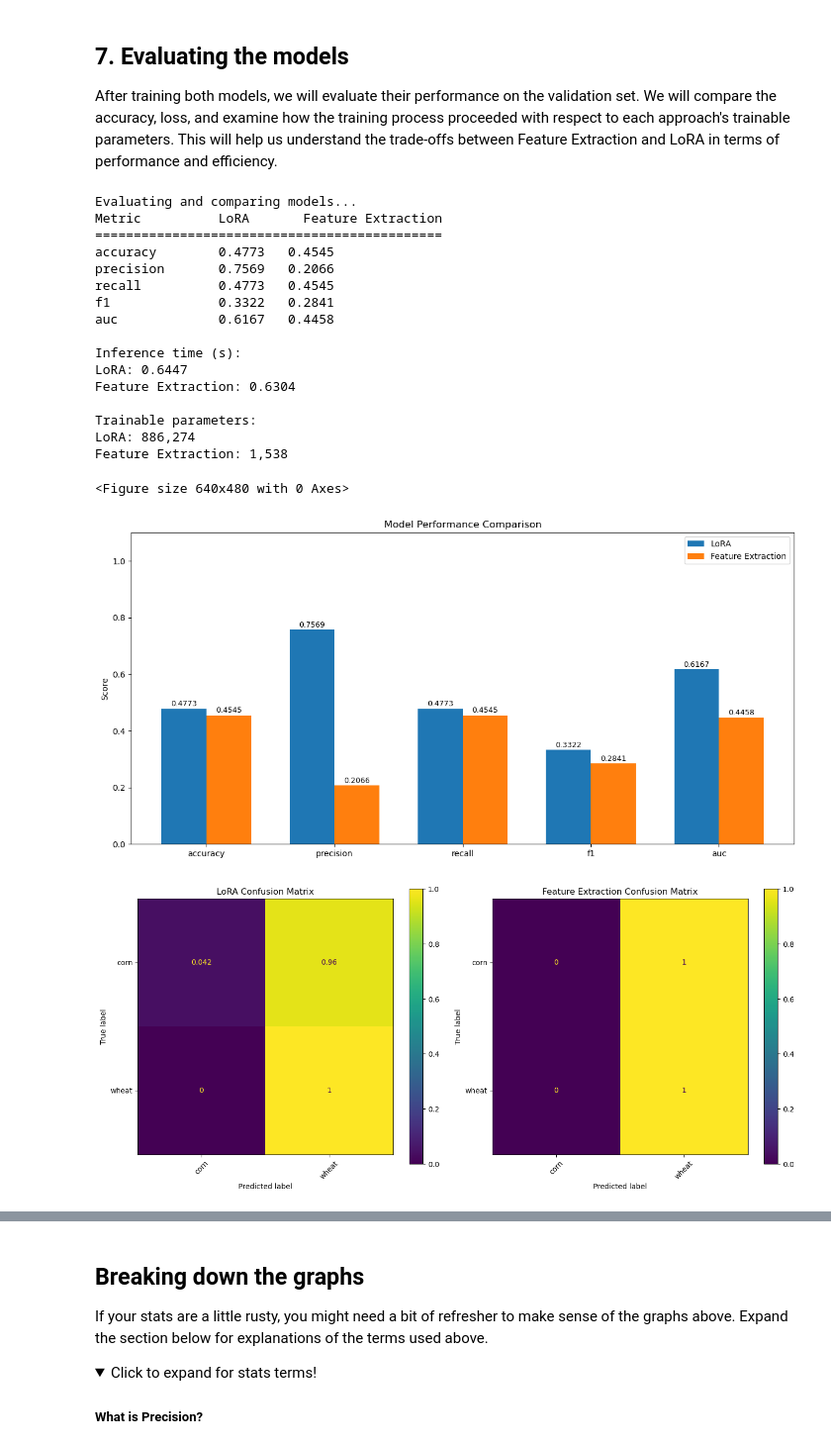
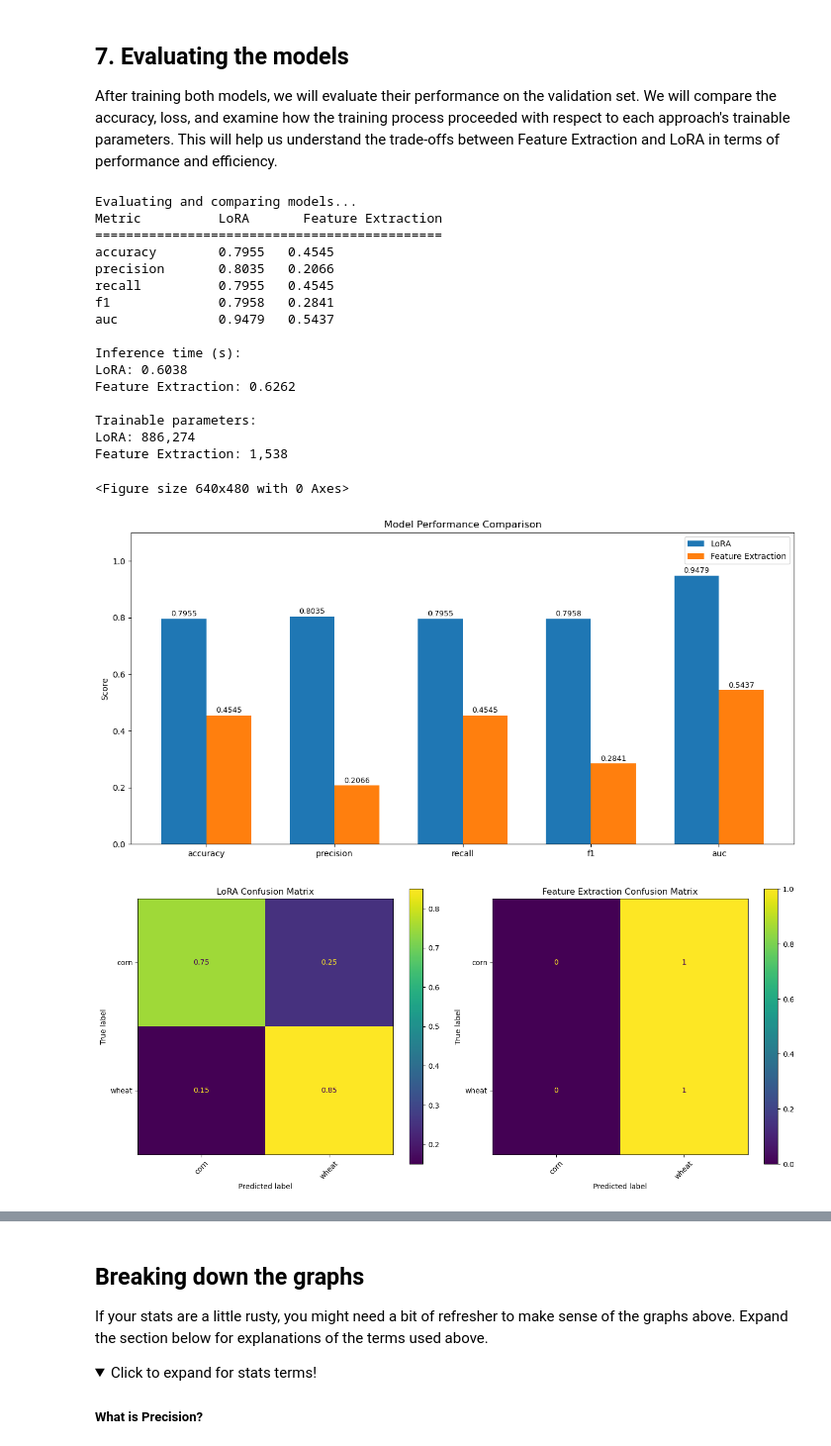
Before and after one commit to PracticumAI/transfer_learning, a Jupyter notebook: 02_transfer_learning_LoRA.ipynb, the cells around one changed output, grey strips where cells are left out. Shown at 99% size. Saved outputs shown, nothing was run; the diff lists cells and outputs as text; code cells hidden in the pictures; folded sections open.

Commit message:
Fixed model training and reorder

```diff
--- a/02_transfer_learning_LoRA.ipynb
+++ b/02_transfer_learning_LoRA.ipynb
@@ -287,9 +292,10 @@ class TextClassificationModule(pl.LightningModule):
             "val_f1": [],
         }  # Custom history variable
 
-    def forward(self, input_ids, attention_mask, labels=None):
+    def forward(self, input_ids, attention_mask, labels=None, token_type_ids=None, **kwargs):
         return self.model(
-            input_ids=input_ids, attention_mask=attention_mask, labels=labels
+            input_ids=input_ids, attention_mask=attention_mask, labels=labels,
+            token_type_ids=token_type_ids, **kwargs
         )
 
     def training_step(self, batch, batch_idx):
@@ -332,17 +338,26 @@ class TextClassificationModule(pl.LightningModule):
 lora_module = TextClassificationModule(lora_model, tokenizer)
 feature_extractor_module = TextClassificationModule(feature_extractor_model, tokenizer)
 
+
 # Define callbacks for checkpointing and early stopping
 checkpoint_callback = ModelCheckpoint(monitor="val_loss", save_top_k=1, mode="min")
 early_stopping_callback = EarlyStopping(monitor="val_loss", patience=3, mode="min")
 
-# Initialize the PyTorch Lightning Trainer
-trainer = Trainer(
-    max_epochs=10,
-    accelerator="gpu" if torch.cuda.is_available() else "cpu",
-    callbacks=[checkpoint_callback, early_stopping_callback],
-    log_every_n_steps=1,
-)
+# Define a function to create a fresh trainer
+def create_trainer():
+    return Trainer(
+        max_epochs=10,
+        accelerator="gpu" if torch.cuda.is_available() else "cpu",
+        callbacks=[
+            ModelCheckpoint(monitor="val_loss", save_top_k=1, mode="min"),
+            EarlyStopping(monitor="val_loss", patience=3, mode="min")
+        ],
+        log_every_n_steps=1,
+    )
+
+# Create separate trainers for each model
+lora_trainer = create_trainer()
+feature_trainer = create_trainer()
 # %% [output]
 GPU available: True (cuda), used: True
 TPU available: False, using: 0 TPU cores
@@ -350,9 +375,8 @@ HPU available: False, using: 0 HPUs
 # %%
 # Train the LoRA model
 print("Training LoRA model...")
-trainer.fit(lora_module, train_dataloader, eval_dataloader)
+lora_trainer.fit(lora_module, train_dataloader, eval_dataloader)
 
-# Evaluate the models
 print("Evaluating LoRA model...")
-trainer.validate(lora_module, eval_dataloader)
+lora_trainer.validate(lora_module, eval_dataloader)
 # %% [output]
@@ -386,10 +413,10 @@ Validation: |
 # %%
 # Train the Feature Extraction model
 print("Training Feature Extraction model...")
-trainer.fit(feature_extractor_module, train_dataloader, eval_dataloader)
+feature_trainer.fit(feature_extractor_module, train_dataloader, eval_dataloader)
 
 print("Evaluating Feature Extraction model...")
-trainer.validate(feature_extractor_module, eval_dataloader)
+feature_trainer.validate(feature_extractor_module, eval_dataloader)
 # %% [output]
 LOCAL_RANK: 0 - CUDA_VISIBLE_DEVICES: [0]
 
@@ -427,30 +461,30 @@ After training both models, we will evaluate their performance on the validation
 # %%
 # Evaluate and compare models
 
 print("Evaluating and comparing models...")
 metrics = helpers.evaluate_and_compare(
-    lora_model, feature_extractor_model, eval_dataloader, device, id2label
+    lora_module, feature_extractor_module, eval_dataloader, device, id2label
 )
 # %% [output]
 Evaluating and comparing models...
 Metric          LoRA       Feature Extraction
 =============================================
-accuracy        0.4773   0.4545
-precision       0.7569   0.2066
-recall          0.4773   0.4545
-f1              0.3322   0.2841
-auc             0.6167   0.4458
+accuracy        0.7955   0.4545
+precision       0.8035   0.2066
+recall          0.7955   0.4545
+f1              0.7958   0.2841
+auc             0.9479   0.5437
 
 Inference time (s):
-LoRA: 0.6447
-Feature Extraction: 0.6304
+LoRA: 0.6038
+Feature Extraction: 0.6262
 
 Trainable parameters:
 LoRA: 886,274
 Feature Extraction: 1,538
 <Figure size 640x480 with 0 Axes>
-[figure, old version]
+[figure, new version]
-[figure, old version]
+[figure, new version]
 # %%
 
 # Plot learning curves
```
Also changed, not shown: parts of 14 cells of this notebook.
